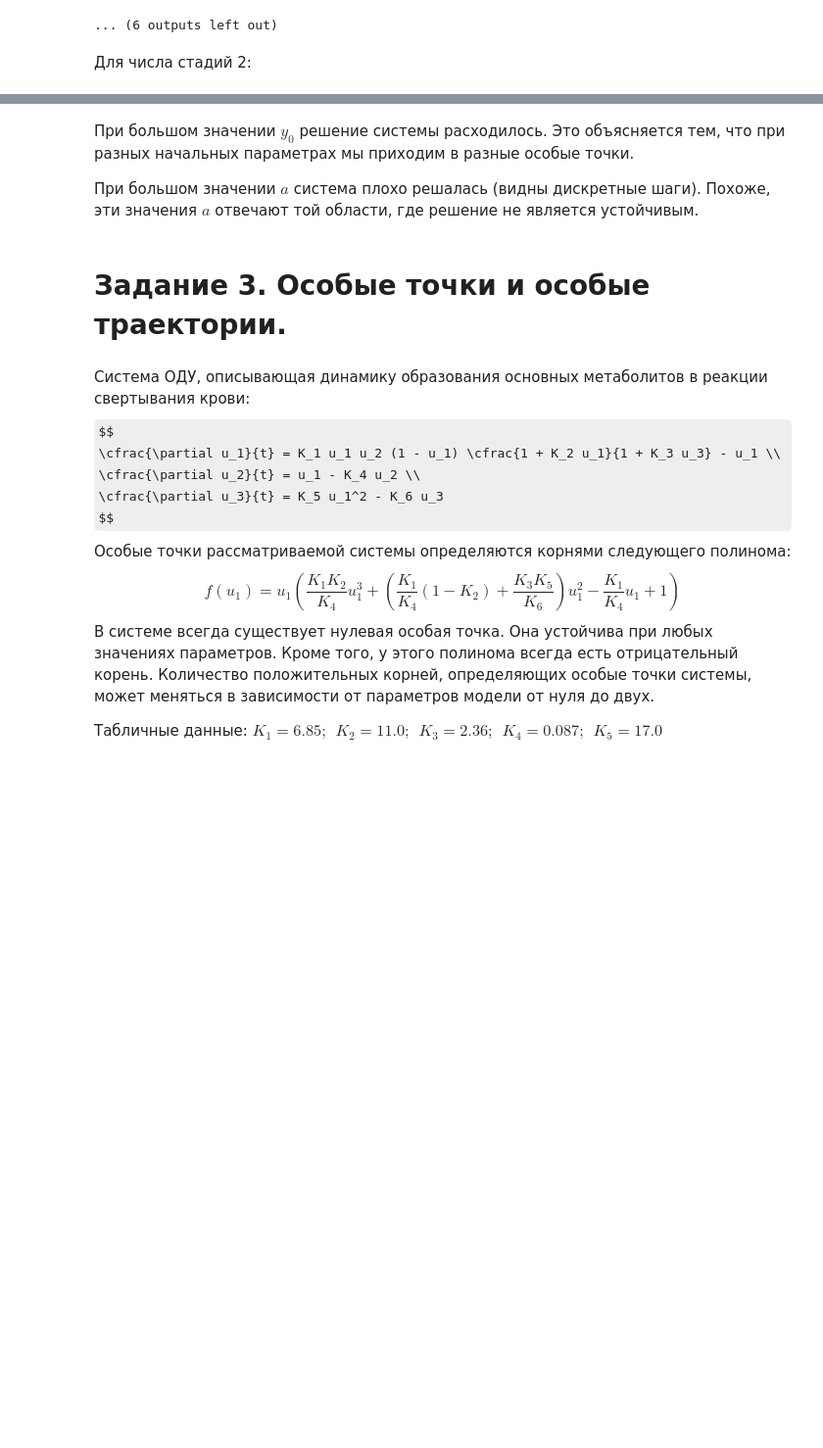
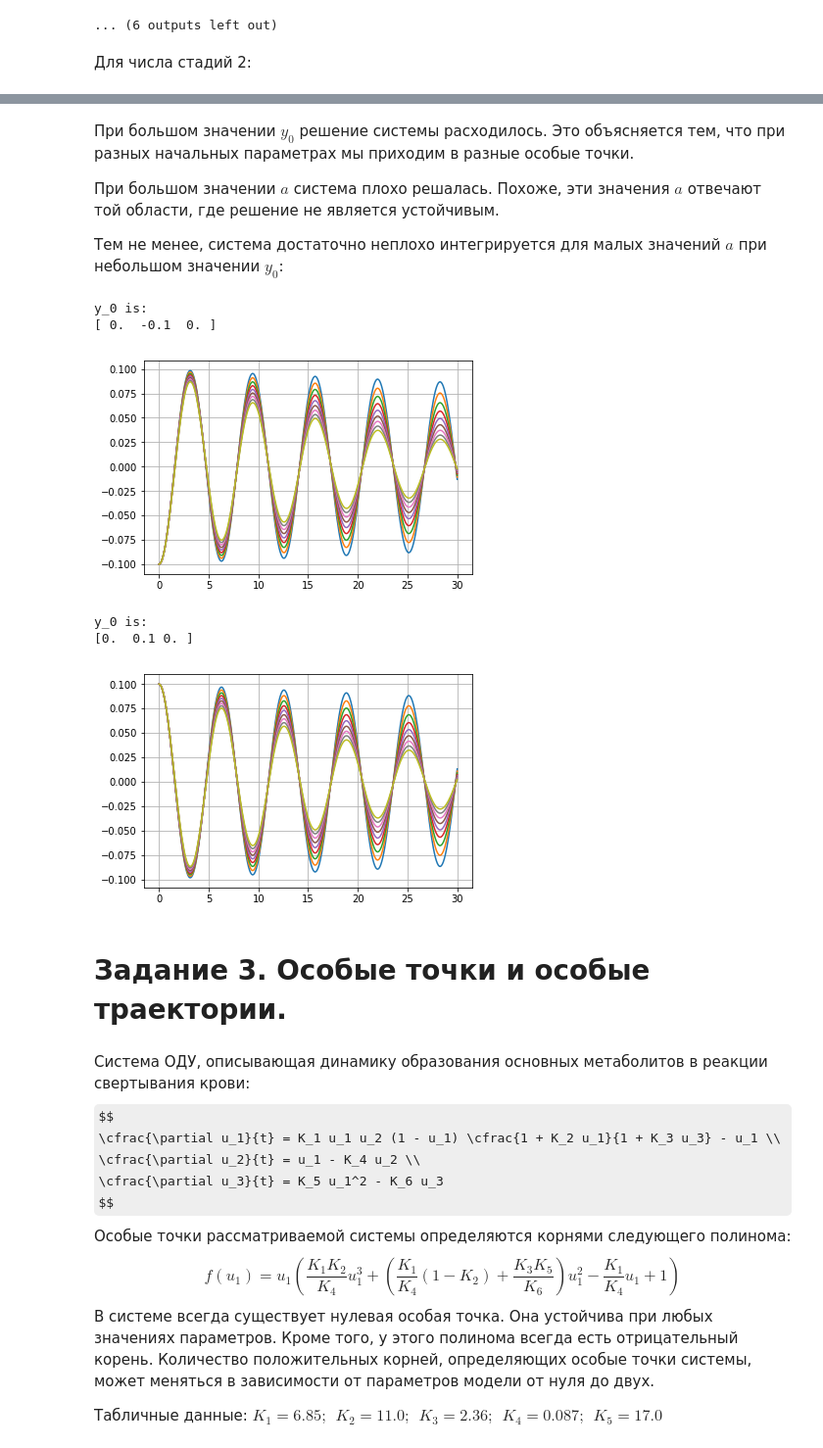
Before and after one commit to alekseik1/calc_math-labs, a Jupyter notebook: main.ipynb, the cells around one changed output, grey strips where cells are left out. Shown at 98% size. Drawn from its saved outputs; the diff is of its cells as text; code cells hidden in the pictures; some formulas as TeX source; blank space fills up the shorter version.

```diff
--- a/main.ipynb
+++ b/main.ipynb
@@ -359,7 +360,22 @@ y_0 is:
 # %% [markdown]
 При большом значении $y_0$ решение системы расходилось. Это объясняется тем, что при разных начальных параметрах мы приходим в разные особые точки.
 
-При большом значении $a$ система плохо решалась (видны дискретные шаги). Похоже, эти значения $a$ отвечают той области, где решение не является устойчивым.
+При большом значении $a$ система плохо решалась. Похоже, эти значения $a$ отвечают той области, где решение не является устойчивым.
+
+Тем не менее, система достаточно неплохо интегрируется для малых значений $a$ при небольшом значении $y_0$:
+# %%
+a_range = np.arange(0.01, 0.1, 0.01)
+y_0_range = [-0.1, 0.1]
+
+runge_kutta(system=system_of_eq, y_0_range=y_0_range, a_range=a_range, t_range=t_range,
+            number_of_stages=4)
+# %% [output]
+y_0 is:
+[ 0.  -0.1  0. ]
+[figure, added]
+y_0 is:
+[0.  0.1 0. ]
+[figure, added]
 # %% [markdown]
 # Задание 3. Особые точки и особые траектории.
 # %% [markdown]
```
Also changed, not shown: parts of 7 cells of this notebook.
